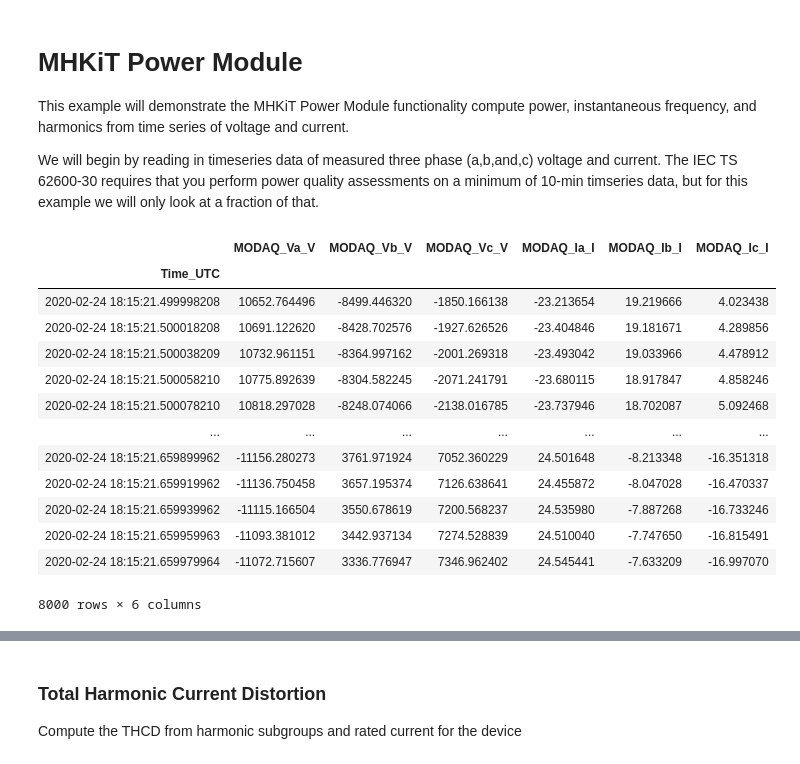
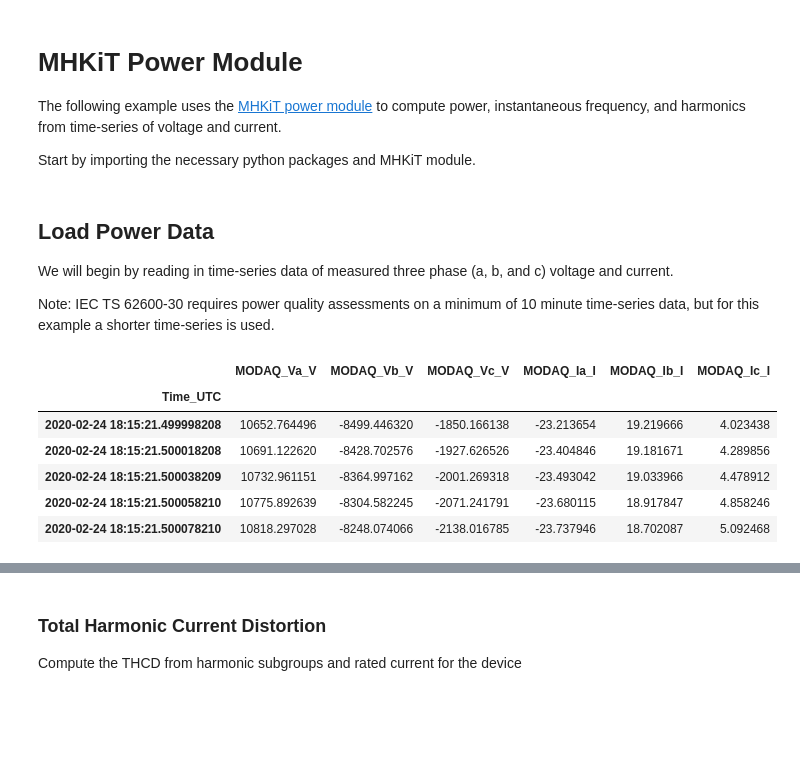
Before and after one commit to MHKiT-Software/MHKiT-Python, a Jupyter notebook: examples/power_example.ipynb, the cells around one changed output, grey strips where cells are left out. Cells and saved outputs as stored; diff of their text form; code cells hidden in the pictures; blank space fills up the shorter version.

```diff
--- a/examples/power_example.ipynb
+++ b/examples/power_example.ipynb
@@ -0,0 +1,5 @@
+# %% [markdown]
+# MHKiT Power Module
+The following example uses the [MHKiT power module](https://mhkit-software.github.io/MHKiT/mhkit-python/api.power.html) to compute power, instantaneous frequency, and harmonics from time-series of voltage and current.
+
+Start by importing the necessary python packages and MHKiT module.
@@ -1,33 +10,22 @@
 # %% [markdown]
-# MHKiT Power Module
-This example will demonstrate the MHKiT Power Module functionality compute power, instantaneous frequency, and harmonics from time series of voltage and current.
+## Load Power Data
+We will begin by reading in time-series data of measured three phase (a, b, and c) voltage and current.
 
-We will begin by reading in timeseries data of measured three phase (a,b,and,c) voltage and current. The IEC TS 62600-30 requires that you perform power quality assessments on a minimum of 10-min timseries data, but for this example we will only look at a fraction of that.
+Note: IEC TS 62600-30 requires power quality assessments on a minimum of 10 minute time-series data, but for this example a shorter time-series is used.
 # %%
-import numpy as np
-import pandas as pd
-from mhkit import power, utils
-
-# Read in timeseries data of voltage (V) and current (I)
-data = pd.read_csv('data/2020224_181521_PowRaw.csv',skip_blank_lines=True,index_col='Time_UTC')
+# Read in time-series data of voltage (V) and current (I)
+power_data = pd.read_csv('data/2020224_181521_PowRaw.csv',skip_blank_lines=True,index_col='Time_UTC')
 # Convert the time index to type "datetime"
-data.index=pd.to_datetime(data.index)
+power_data.index=pd.to_datetime(power_data.index)
 # Display the data
-data
+power_data.head()
 # %% [output]
 |  | MODAQ_Va_V | MODAQ_Vb_V | MODAQ_Vc_V | MODAQ_Ia_I | MODAQ_Ib_I | MODAQ_Ic_I |
 | Time_UTC |  |  |  |  |  |  |
 | 2020-02-24 18:15:21.499998208 | 10652.764496 | -8499.446320 | -1850.166138 | -23.213654 | 19.219666 | 4.023438 |
 | 2020-02-24 18:15:21.500018208 | 10691.122620 | -8428.702576 | -1927.626526 | -23.404846 | 19.181671 | 4.289856 |
 | 2020-02-24 18:15:21.500038209 | 10732.961151 | -8364.997162 | -2001.269318 | -23.493042 | 19.033966 | 4.478912 |
 | 2020-02-24 18:15:21.500058210 | 10775.892639 | -8304.582245 | -2071.241791 | -23.680115 | 18.917847 | 4.858246 |
 | 2020-02-24 18:15:21.500078210 | 10818.297028 | -8248.074066 | -2138.016785 | -23.737946 | 18.702087 | 5.092468 |
-| ... | ... | ... | ... | ... | ... | ... |
-| 2020-02-24 18:15:21.659899962 | -11156.280273 | 3761.971924 | 7052.360229 | 24.501648 | -8.213348 | -16.351318 |
-| 2020-02-24 18:15:21.659919962 | -11136.750458 | 3657.195374 | 7126.638641 | 24.455872 | -8.047028 | -16.470337 |
-| 2020-02-24 18:15:21.659939962 | -11115.166504 | 3550.678619 | 7200.568237 | 24.535980 | -7.887268 | -16.733246 |
-| 2020-02-24 18:15:21.659959963 | -11093.381012 | 3442.937134 | 7274.528839 | 24.510040 | -7.747650 | -16.815491 |
-| 2020-02-24 18:15:21.659979964 | -11072.715607 | 3336.776947 | 7346.962402 | 24.545441 | -7.633209 | -16.997070 |
-8000 rows × 6 columns
 # %% [markdown]
 ## Power Characteristics
```
Also changed, not shown: parts of 10 cells of this notebook, 2 other files.
